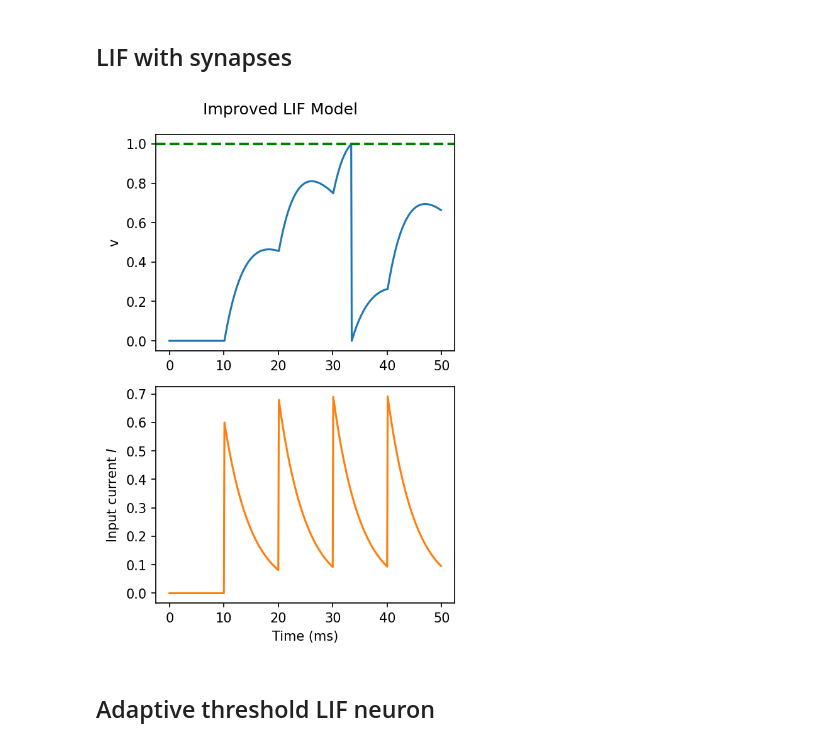
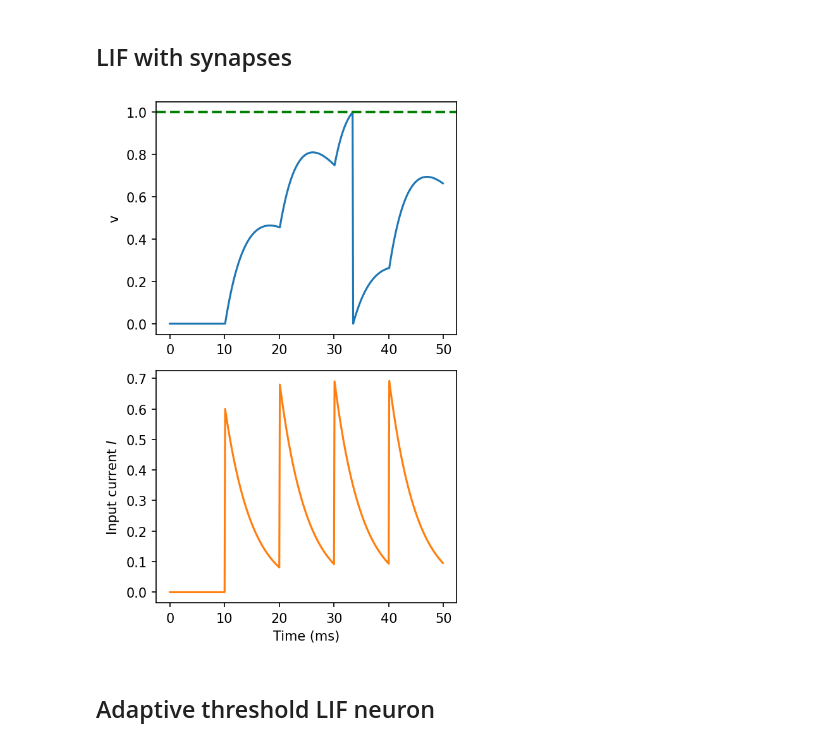
Before and after one commit to neuro4ml/neuro4ml.github.io, a Jupyter notebook: Week_1/code-for-figures.ipynb, the cells around one changed output. Cells and saved outputs as stored; diff of their text form; code cells hidden in the pictures.

```diff
--- a/Week_1/code-for-figures.ipynb
+++ b/Week_1/code-for-figures.ipynb
@@ -336,35 +356,34 @@ tight_layout()
 
 start_scope()
 
 duration = 50*ms
 
 eqs = '''
 dv/dt = (4*I-v)/(15*ms) : 1
 dI/dt = -I/(5*ms) : 1
 '''
 G_out = NeuronGroup(1, eqs, threshold='v>1', reset='v=0', method='euler')
 nspikes_in = 100
 timesep_in = 10*ms
 G_in = SpikeGeneratorGroup(1, [0]*nspikes_in, (1+arange(nspikes_in))*timesep_in)
 S = Synapses(G_in, G_out, on_pre='I += 0.6')
 S.connect(p=1)
 M = StateMonitor(G_out, ('v', 'I'), record=True)
 run(duration)
 
 figure(figsize=(4, 6), dpi=150)
 subplot(211)
 plot(M.t/ms, M.v[0], label='v')
 axhline(1, ls='--', c='g', lw=2)
 ylabel('v')
 subplot(212)
 plot(M.t/ms, M.I[0], label='I', c='C1')
 xlabel('Time (ms)')
 ylabel('Input current $I$')
-suptitle("Improved LIF Model")
 
 tight_layout()
 # %% [output]
-[figure, old version]
+[figure, new version]
 # %% [markdown]
 ## Adaptive threshold LIF neuron
 # %%
```
Also changed, not shown: parts of 8 cells of this notebook, 14 other files.
